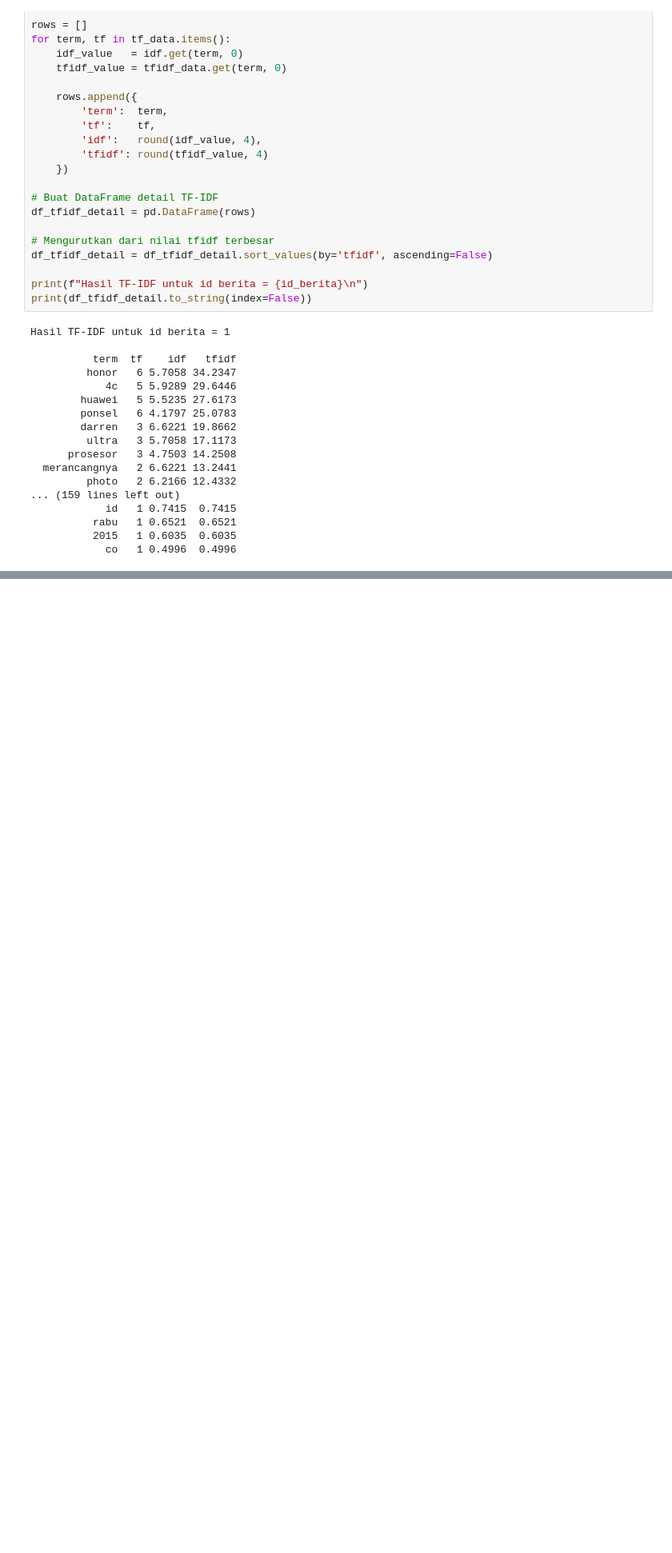
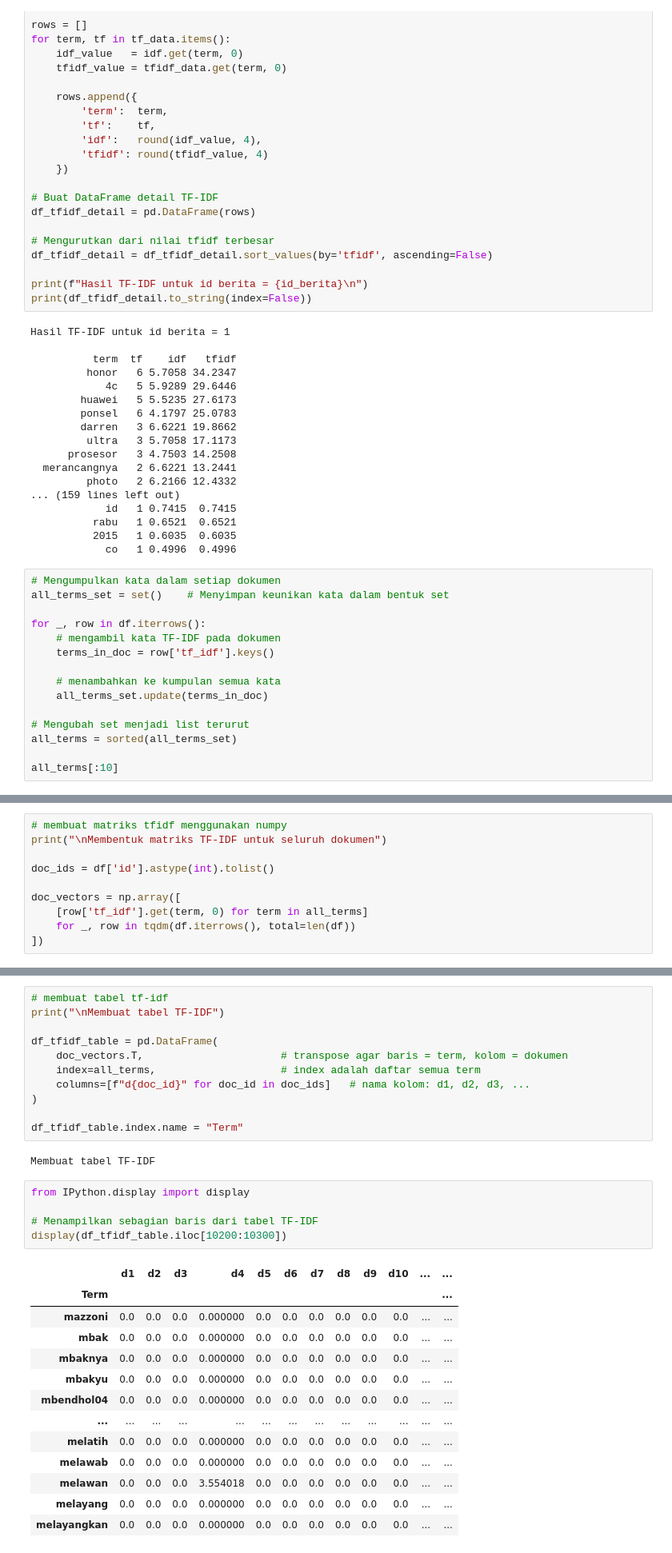
Before and after one commit to aryanibos/Information-Retrival, a Jupyter notebook: P2_Information_Retrival.ipynb, the cells around one changed output, grey strips where cells are left out. Shown: that part at 80% size. Drawn from its saved outputs; the diff is of its cells as text; blank space fills up the shorter version.

```diff
--- a/P2_Information_Retrival.ipynb
+++ b/P2_Information_Retrival.ipynb
@@ -307,3 +307,18 @@ Hasil TF-IDF untuk id berita = 1
           rabu   1 0.6521  0.6521
           2015   1 0.6035  0.6035
             co   1 0.4996  0.4996
+# %%
+# Mengumpulkan kata dalam setiap dokumen
+all_terms_set = set()    # Menyimpan keunikan kata dalam bentuk set
+
+for _, row in df.iterrows():
+    # mengambil kata TF-IDF pada dokumen
+    terms_in_doc = row['tf_idf'].keys()
+
+    # menambahkan ke kumpulan semua kata
+    all_terms_set.update(terms_in_doc)
+
+# Mengubah set menjadi list terurut
+all_terms = sorted(all_terms_set)
+
+all_terms[:10]
@@ -309,0 +327,10 @@ Hasil TF-IDF untuk id berita = 1
+# %%
+# membuat matriks tfidf menggunakan numpy
+print("\nMembentuk matriks TF-IDF untuk seluruh dokumen")
+
+doc_ids = df['id'].astype(int).tolist()
+
+doc_vectors = np.array([
+    [row['tf_idf'].get(term, 0) for term in all_terms]
+    for _, row in tqdm(df.iterrows(), total=len(df))
+])
@@ -309,0 +339,32 @@ Hasil TF-IDF untuk id berita = 1
+# %%
+# membuat tabel tf-idf
+print("\nMembuat tabel TF-IDF")
+
+df_tfidf_table = pd.DataFrame(
+    doc_vectors.T,                      # transpose agar baris = term, kolom = dokumen
+    index=all_terms,                    # index adalah daftar semua term
+    columns=[f"d{doc_id}" for doc_id in doc_ids]   # nama kolom: d1, d2, d3, ...
+)
+
+df_tfidf_table.index.name = "Term"
+# %% [output]
+Membuat tabel TF-IDF
+# %%
+from IPython.display import display
+
+# Menampilkan sebagian baris dari tabel TF-IDF
+display(df_tfidf_table.iloc[10200:10300])
+# %% [output]
+|  | d1 | d2 | d3 | d4 | d5 | d6 | d7 | d8 | d9 | d10 | ... | ... |
+| Term |  |  |  |  |  |  |  |  |  |  |  | ... |
+| mazzoni | 0.0 | 0.0 | 0.0 | 0.000000 | 0.0 | 0.0 | 0.0 | 0.0 | 0.0 | 0.0 | ... | ... |
+| mbak | 0.0 | 0.0 | 0.0 | 0.000000 | 0.0 | 0.0 | 0.0 | 0.0 | 0.0 | 0.0 | ... | ... |
+| mbaknya | 0.0 | 0.0 | 0.0 | 0.000000 | 0.0 | 0.0 | 0.0 | 0.0 | 0.0 | 0.0 | ... | ... |
+| mbakyu | 0.0 | 0.0 | 0.0 | 0.000000 | 0.0 | 0.0 | 0.0 | 0.0 | 0.0 | 0.0 | ... | ... |
+| mbendhol04 | 0.0 | 0.0 | 0.0 | 0.000000 | 0.0 | 0.0 | 0.0 | 0.0 | 0.0 | 0.0 | ... | ... |
+| ... | ... | ... | ... | ... | ... | ... | ... | ... | ... | ... | ... | ... |
+| melatih | 0.0 | 0.0 | 0.0 | 0.000000 | 0.0 | 0.0 | 0.0 | 0.0 | 0.0 | 0.0 | ... | ... |
+| melawab | 0.0 | 0.0 | 0.0 | 0.000000 | 0.0 | 0.0 | 0.0 | 0.0 | 0.0 | 0.0 | ... | ... |
+| melawan | 0.0 | 0.0 | 0.0 | 3.554018 | 0.0 | 0.0 | 0.0 | 0.0 | 0.0 | 0.0 | ... | ... |
+| melayang | 0.0 | 0.0 | 0.0 | 0.000000 | 0.0 | 0.0 | 0.0 | 0.0 | 0.0 | 0.0 | ... | ... |
+| melayangkan | 0.0 | 0.0 | 0.0 | 0.000000 | 0.0 | 0.0 | 0.0 | 0.0 | 0.0 | 0.0 | ... | ... |
```
Also changed, not shown: parts of 14 cells of this notebook.
